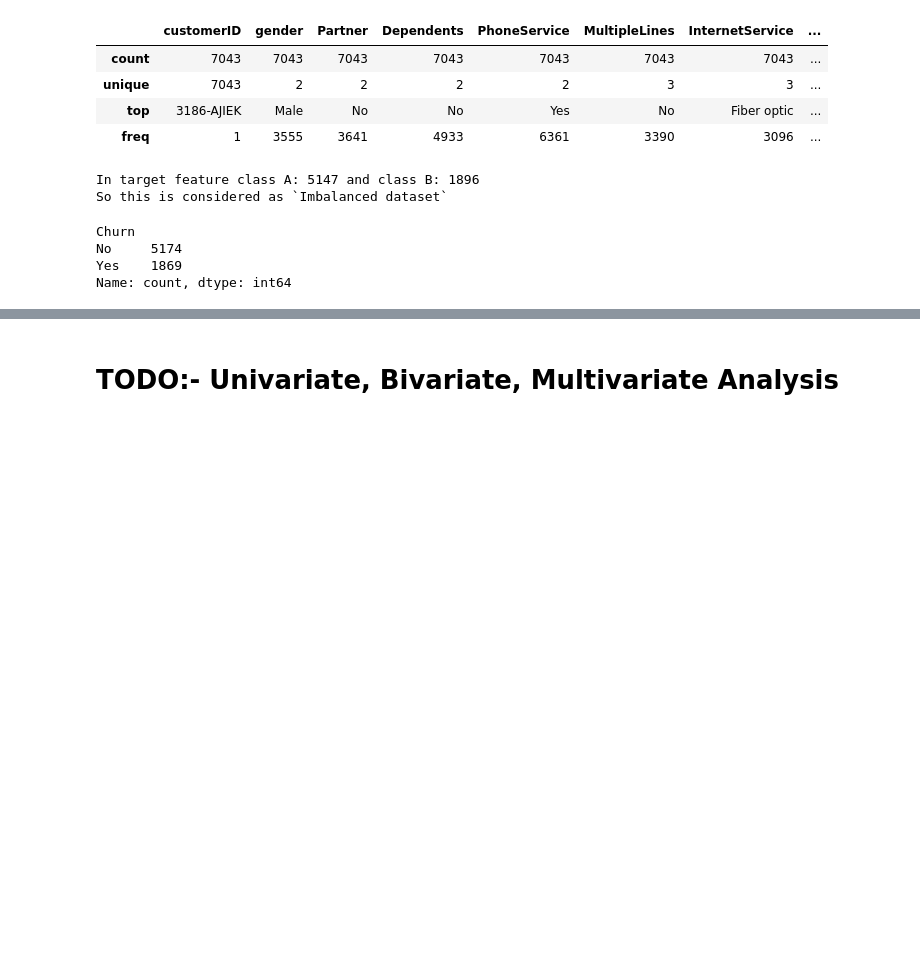
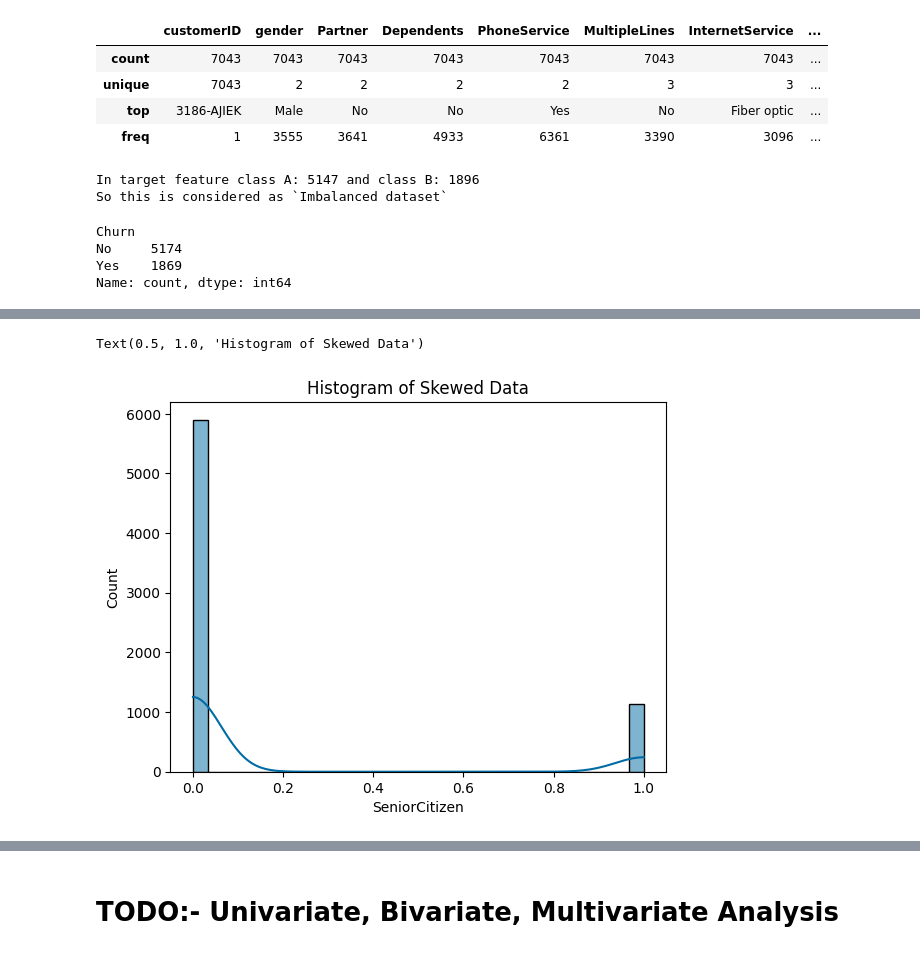
Before and after one commit to AnoopGeorge418/CustomerChurn-Prediction_System, a Jupyter notebook: dataHub/notebooks/exploratory/exploratory.ipynb, the cells around one changed output, grey strips where cells are left out. Saved outputs shown, nothing was run; the diff lists cells and outputs as text; code cells hidden in the pictures; blank space fills up the shorter version.

```diff
--- a/dataHub/notebooks/exploratory/exploratory.ipynb
+++ b/dataHub/notebooks/exploratory/exploratory.ipynb
@@ -183,0 +218,6 @@ plt.style.use( 'tableau-colorblind10' )
+# %%
+sns.histplot(df['SeniorCitizen'], kde=True, bins=30)
+plt.title("Histogram of Skewed Data")
+# %% [output]
+Text(0.5, 1.0, 'Histogram of Skewed Data')
+[figure, added]
```
Also changed, not shown: parts of 32 cells of this notebook.
